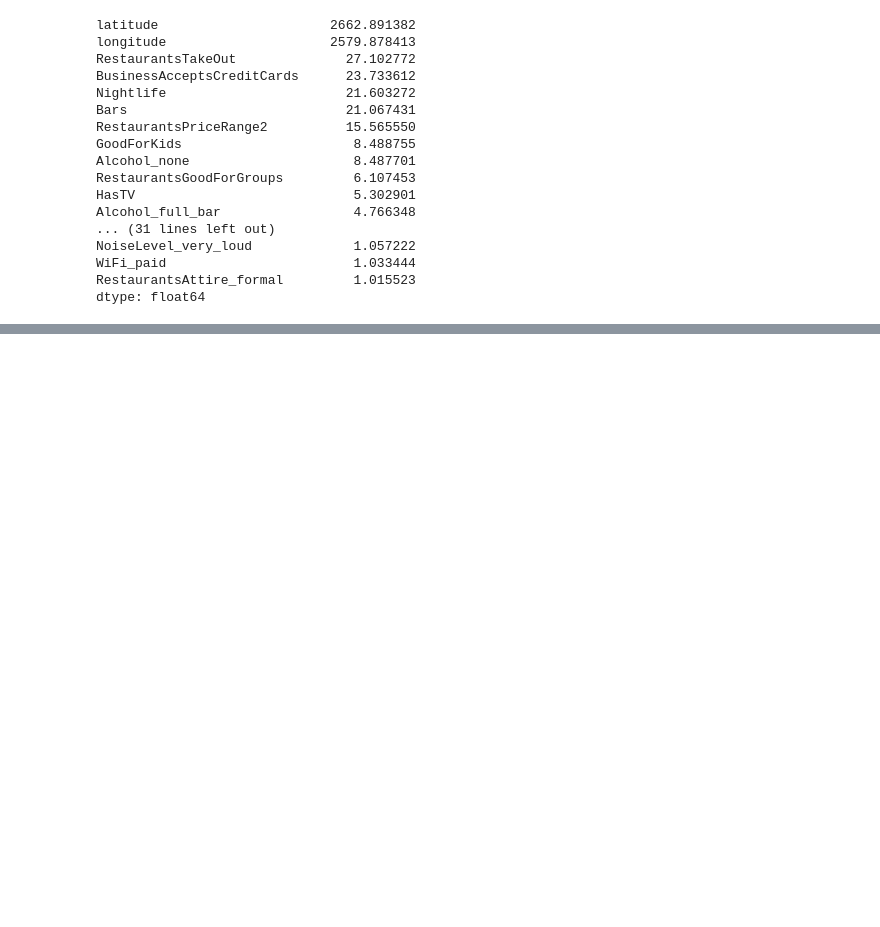
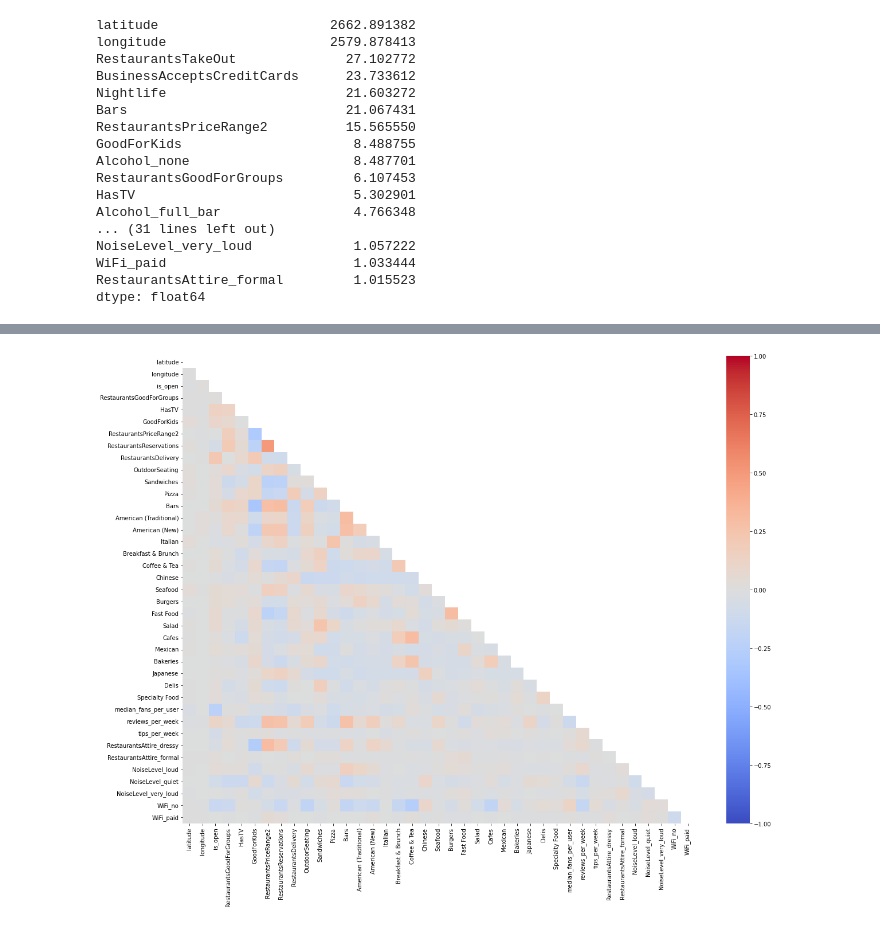
Before and after one commit to allistaircota/rate_my_restaurant, a Jupyter notebook: notebooks/3_Model_Setup_and_Evaluation.ipynb, the cells around one changed output, grey strips where cells are left out. Saved outputs shown, nothing was run; the diff lists cells and outputs as text; code cells hidden in the pictures; blank space fills up the shorter version.

Commit message:
ran linear models

```diff
--- a/notebooks/3_Model_Setup_and_Evaluation.ipynb
+++ b/notebooks/3_Model_Setup_and_Evaluation.ipynb
@@ -444,16 +290,0 @@ strong multicollinearity or other numerical problems.
-# %%
-X = X.drop(['review_count', 'Nightlife', 'Alcohol_none'], axis=1)
-
-scaler=MinMaxScaler()
-X = scaler.fit_transform(X)
-
-# Add our constant and inspect the df
-X_with_constant = sm.add_constant(X)
-
-
-# Create a model
-linear_model = sm.OLS(y, X_with_constant)
-
-# Fit the model
-linear_model = linear_model.fit()
-linear_model.summary()
@@ -496,0 +291,4 @@ AttributeError: 'numpy.ndarray' object has no attribute 'corr'
+# %%
+X_reduced = X.drop('RestaurantsTakeOut', axis=1)
+pd.Series([variance_inflation_factor(X_reduced.values, i) for i in range(X_reduced.shape[1])],
+          index=X_reduced.columns).sort_values(ascending=False)
@@ -496,0 +357,4 @@ AttributeError: 'numpy.ndarray' object has no attribute 'corr'
+# %%
+X_reduced = X_reduced.drop(['Alcohol_full_bar', 'Alcohol_none'], axis=1)
+pd.Series([variance_inflation_factor(X_reduced.values, i) for i in range(X_reduced.shape[1])],
+          index=X_reduced.columns).sort_values(ascending=False)
@@ -496,0 +401,4 @@ AttributeError: 'numpy.ndarray' object has no attribute 'corr'
+# %%
+X_reduced = X_reduced.drop(['review_count', 'checkins_per_week'], axis=1)
+pd.Series([variance_inflation_factor(X_reduced.values, i) for i in range(X_reduced.shape[1])],
+          index=X_reduced.columns).sort_values(ascending=False)
@@ -496,0 +423,8 @@ AttributeError: 'numpy.ndarray' object has no attribute 'corr'
+# %%
+plt.figure(figsize=(20,15))
+mask = np.triu(np.ones_like(X_reduced.corr()))
+
+sns.heatmap(X_reduced.corr(), cmap='coolwarm', mask=mask, vmin=-1, vmax=1)
+plt.show()
+# %% [output]
+[figure, added]
```
Also changed, not shown: parts of 53 cells of this notebook.
